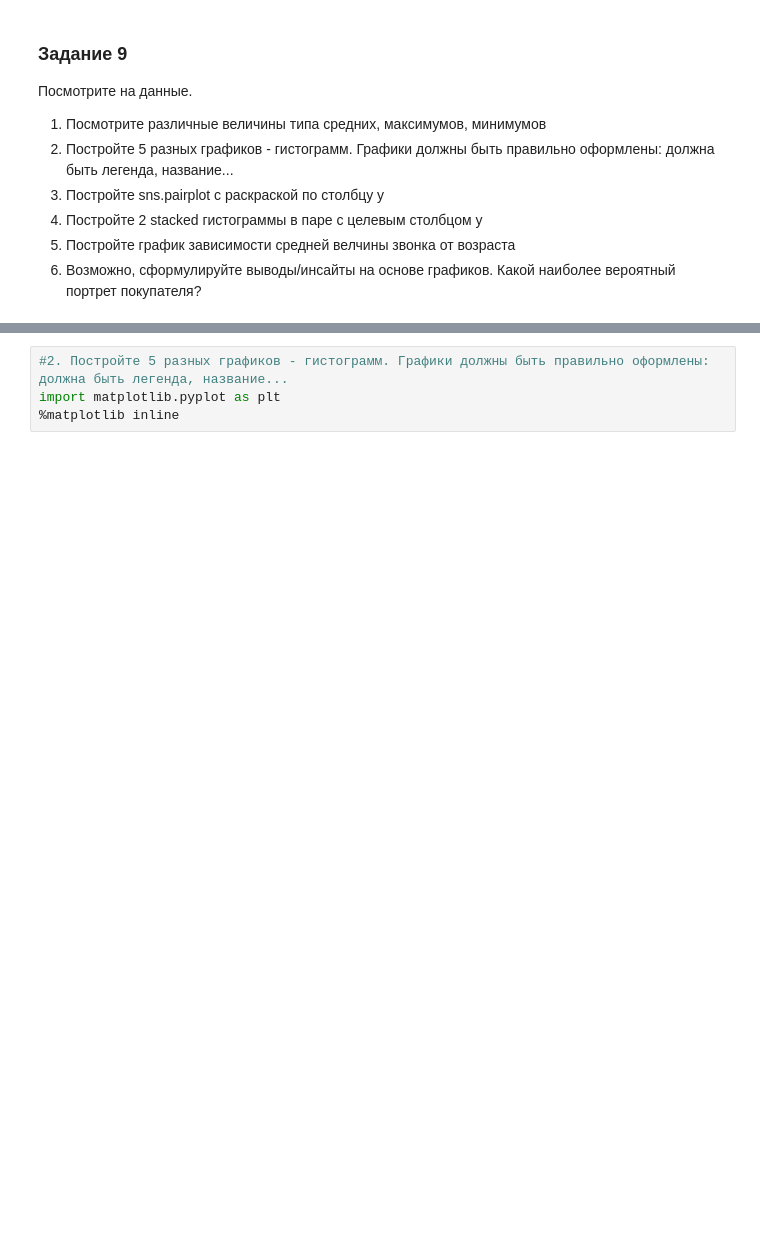
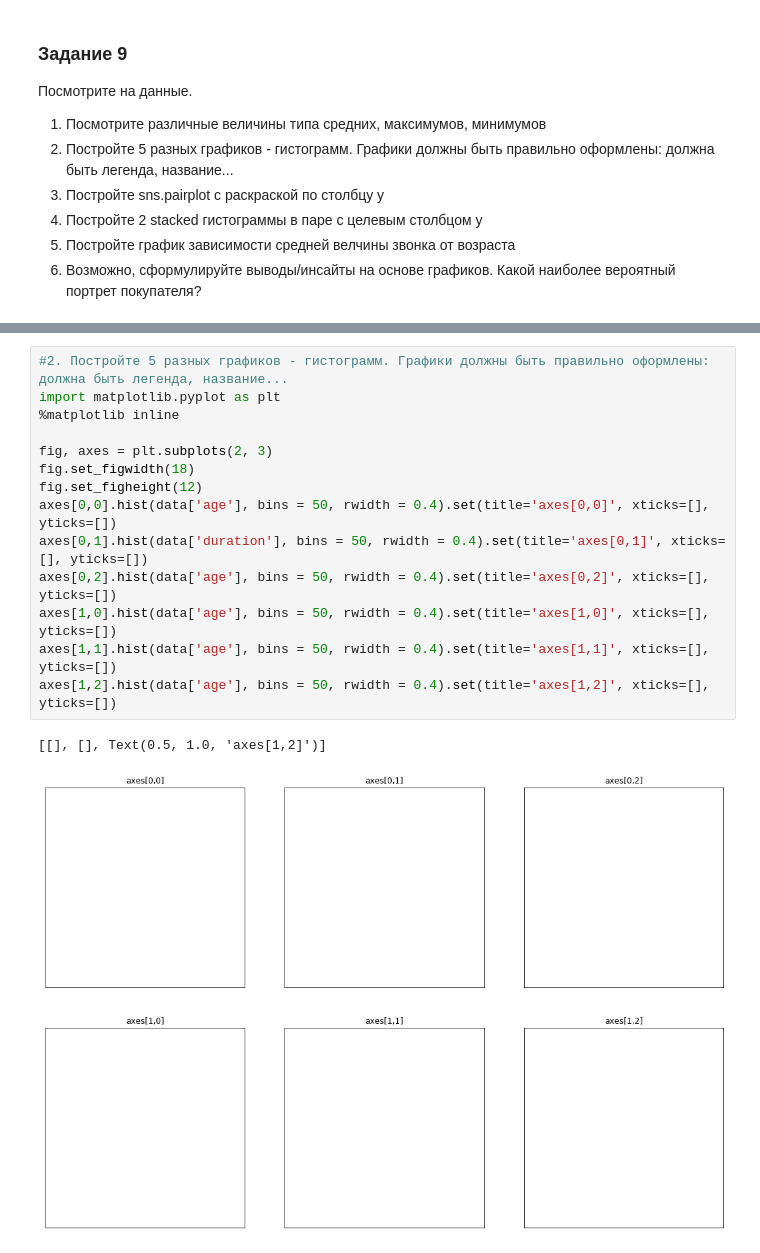
Before and after one commit to theysee/sberbank_reboot, a Jupyter notebook: Поток_3_Практика_к_занятию_3.ipynb, the cells around one changed output, grey strips where cells are left out. Drawn from its saved outputs; the diff is of its cells as text; blank space fills up the shorter version.

```diff
--- a/Поток_3_Практика_к_занятию_3.ipynb
+++ b/Поток_3_Практика_к_занятию_3.ipynb
@@ -413,4 +475,17 @@ data.describe()
-# %%
-#2. Постройте 5 разных графиков - гистограмм. Графики должны быть правильно оформлены: должна быть легенда, название...
-import matplotlib.pyplot as plt
-%matplotlib inline
+# %%
+#2. Постройте 5 разных графиков - гистограмм. Графики должны быть правильно оформлены: должна быть легенда, название...
+import matplotlib.pyplot as plt
+%matplotlib inline
+
+fig, axes = plt.subplots(2, 3)
+fig.set_figwidth(18)
+fig.set_figheight(12)
+axes[0,0].hist(data['age'], bins = 50, rwidth = 0.4).set(title='axes[0,0]', xticks=[], yticks=[])
+axes[0,1].hist(data['duration'], bins = 50, rwidth = 0.4).set(title='axes[0,1]', xticks=[], yticks=[])
+axes[0,2].hist(data['age'], bins = 50, rwidth = 0.4).set(title='axes[0,2]', xticks=[], yticks=[])
+axes[1,0].hist(data['age'], bins = 50, rwidth = 0.4).set(title='axes[1,0]', xticks=[], yticks=[])
+axes[1,1].hist(data['age'], bins = 50, rwidth = 0.4).set(title='axes[1,1]', xticks=[], yticks=[])
+axes[1,2].hist(data['age'], bins = 50, rwidth = 0.4).set(title='axes[1,2]', xticks=[], yticks=[])
+# %% [output]
+[[], [], Text(0.5, 1.0, 'axes[1,2]')]
+[figure, added]
```
Also changed, not shown: parts of 9 cells of this notebook.
